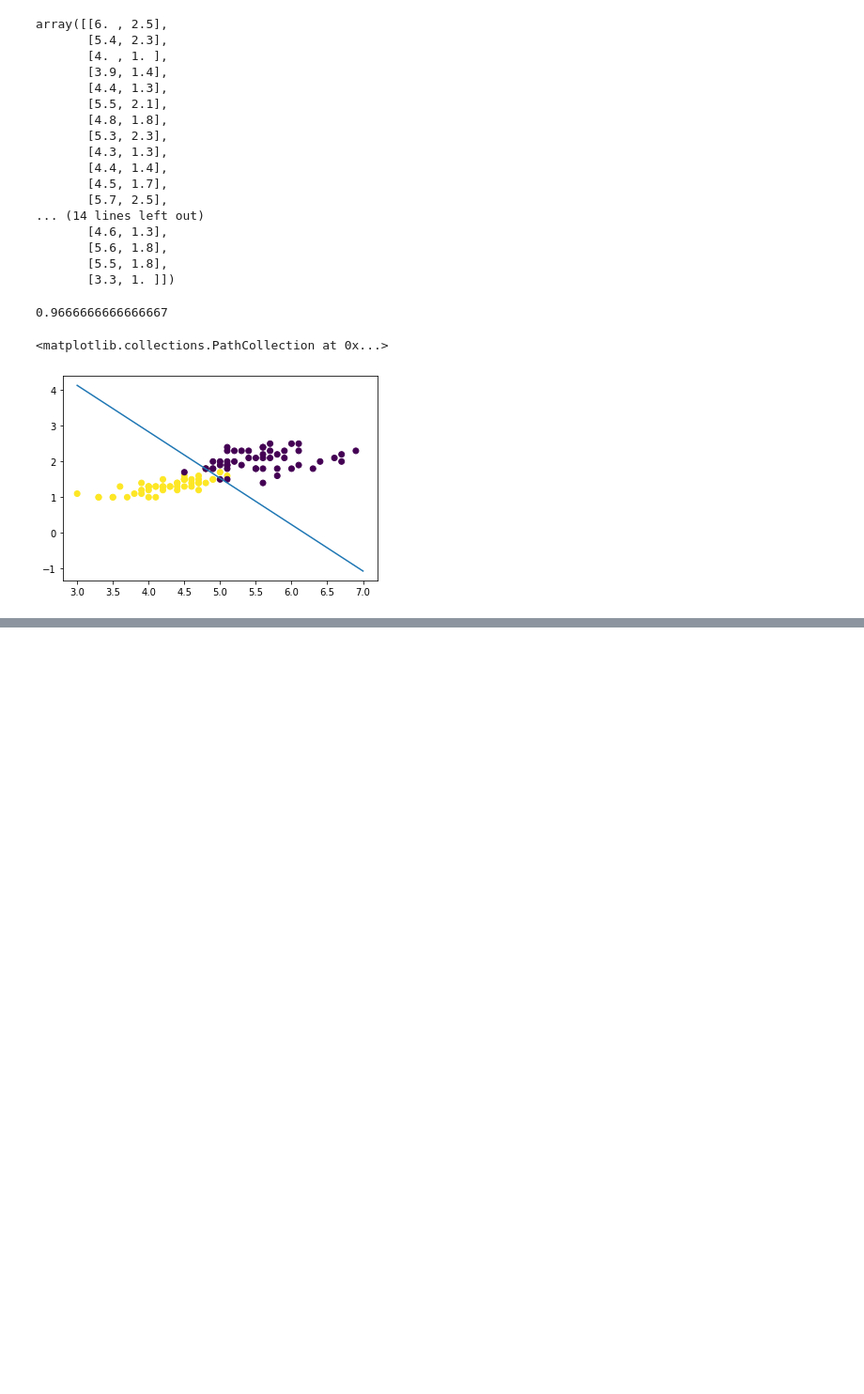
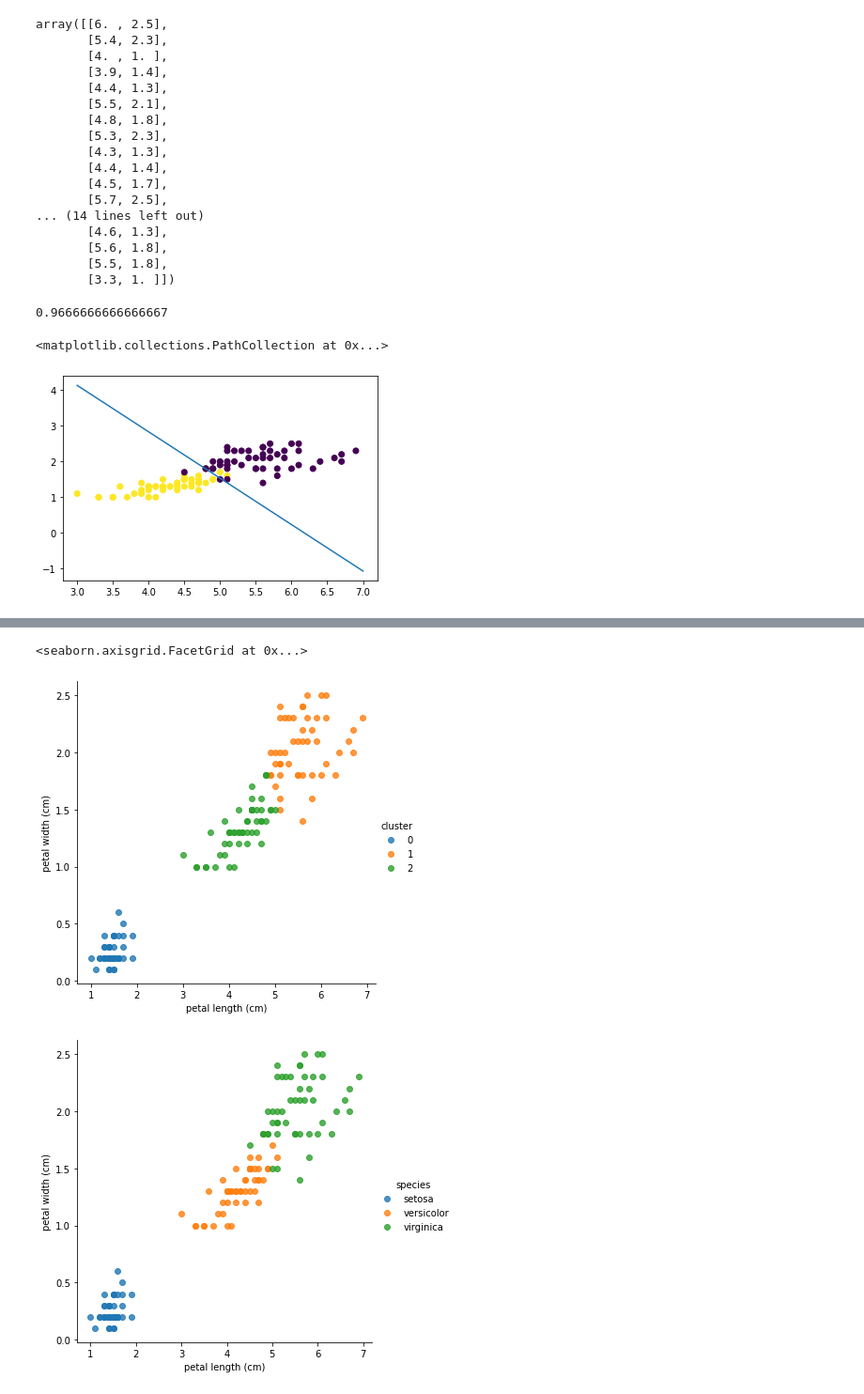
Before and after one commit to KatsuhideAsanuma/kspub-ds-text-analytics, a Jupyter notebook: analystics/sklearn.ipynb, the cells around one changed output, grey strips where cells are left out. Shown at 94% size. Saved outputs shown, nothing was run; the diff lists cells and outputs as text; code cells hidden in the pictures; blank space fills up the shorter version.

```diff
--- a/analystics/sklearn.ipynb
+++ b/analystics/sklearn.ipynb
@@ -129,0 +169,8 @@ plt.scatter(iris_duo["petal length (cm)"],iris_duo["petal width (cm)"],c=y_c)
+# %%
+import seaborn as sns
+sns.lmplot(x='petal length (cm)',y='petal width (cm)',hue='cluster',data=df,fit_reg=False)
+sns.lmplot(x='petal length (cm)',y='petal width (cm)',hue='species',data=df,fit_reg=False)
+# %% [output]
+<seaborn.axisgrid.FacetGrid at 0x...>
+[figure, added]
+[figure, added]
```
Also changed, not shown: parts of 7 cells of this notebook.
